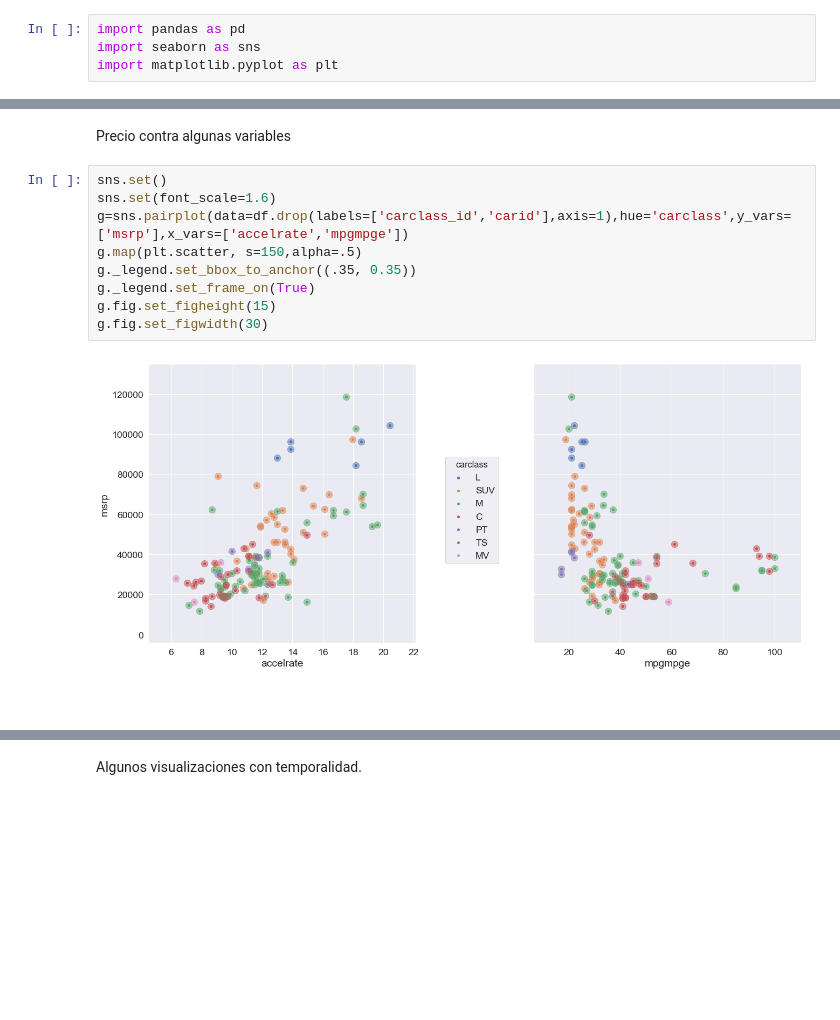
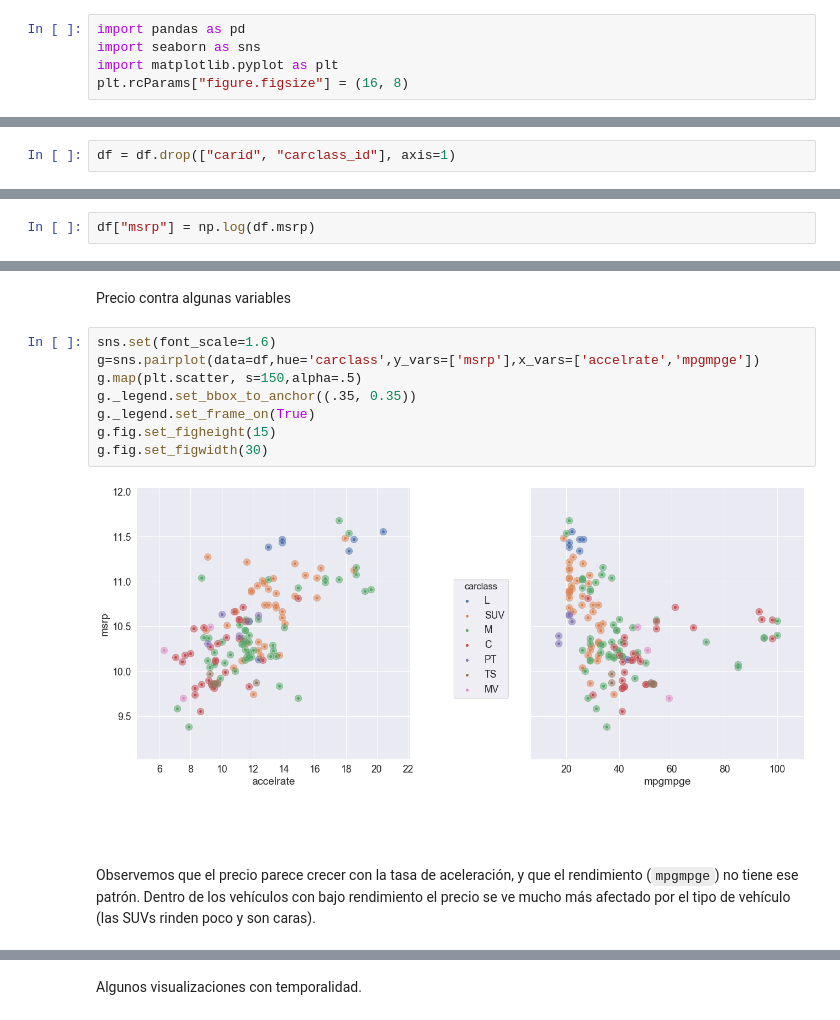
Before and after one commit to jeroaranda/aplicada2, a Jupyter notebook: control4.ipynb, the cells around one changed output, grey strips where cells are left out. Cells and saved outputs as stored; diff of their text form; blank space fills up the shorter version.

```diff
--- a/control4.ipynb
+++ b/control4.ipynb
@@ -2,6 +2,7 @@
 import pandas as pd
 import seaborn as sns
 import matplotlib.pyplot as plt
+plt.rcParams["figure.figsize"] = (16, 8)
 # %% [markdown]
 ## correr hasta salvar como html o pdf.
 %%html
@@ -65,0 +67,2 @@ df.head(5)
+# %%
+df = df.drop(["carid", "carclass_id"], axis=1)
@@ -66,3 +77,5 @@ df.head(5)
+# %%
+df["msrp"] = np.log(df.msrp)
 # %%
 sns.distplot(df.msrp)
 # %% [output]
@@ -71,16 +84,17 @@ sns.distplot(df.msrp)
 # %% [markdown]
 Precio contra algunas variables
 # %%
-sns.set()
 sns.set(font_scale=1.6)
-g=sns.pairplot(data=df.drop(labels=['carclass_id','carid'],axis=1),hue='carclass',y_vars=['msrp'],x_vars=['accelrate','mpgmpge'])
+g=sns.pairplot(data=df,hue='carclass',y_vars=['msrp'],x_vars=['accelrate','mpgmpge'])
 g.map(plt.scatter, s=150,alpha=.5)
 g._legend.set_bbox_to_anchor((.35, 0.35))
 g._legend.set_frame_on(True)
 g.fig.set_figheight(15)
 g.fig.set_figwidth(30)
 # %% [output]
-[figure, old version]
+[figure, new version]
+# %% [markdown]
+Observemos que el precio parece crecer con la tasa de aceleración, y que el rendimiento (`mpgmpge`) no tiene ese patrón. Dentro de los vehículos con bajo rendimiento el precio se ve mucho más afectado por el tipo de vehículo (las SUVs rinden poco y son caras).
 # %%
 g=sns.catplot(x='carclass',y='msrp',hue='carclass', kind="swarm", data=df,s=8)
 g.fig.set_figheight(10)
```
Also changed, not shown: parts of 55 cells of this notebook.
